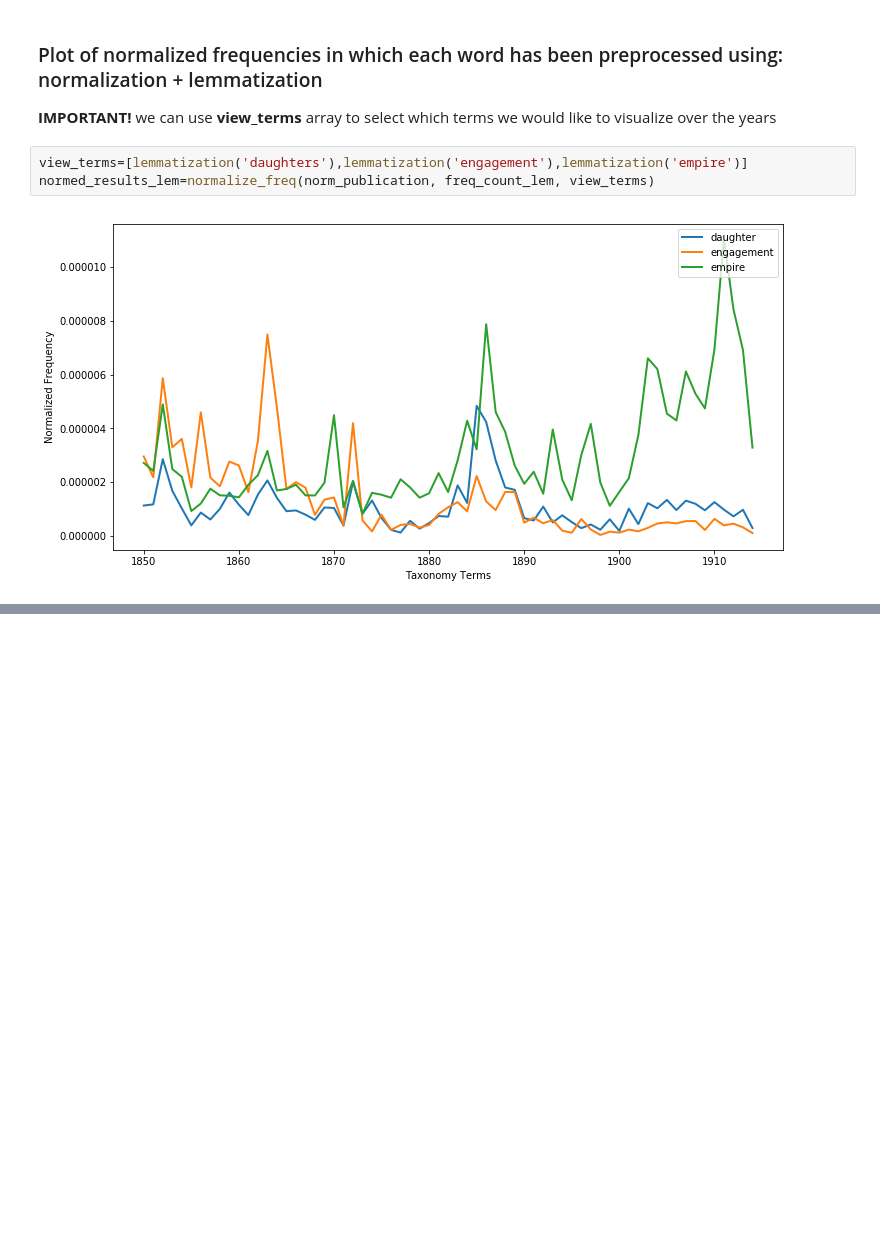
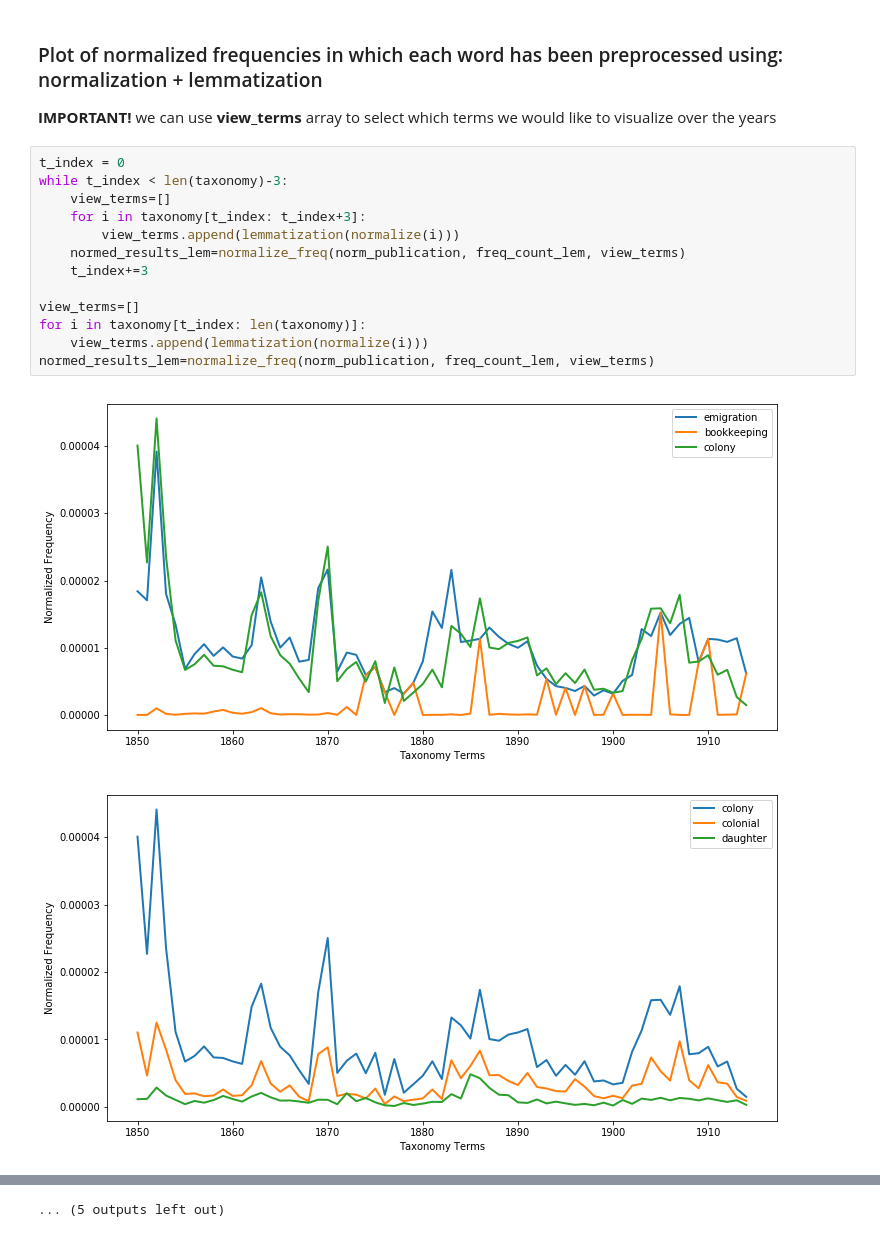
Before and after one commit to alan-turing-institute/defoe_visualization, a Jupyter notebook: Female_Emigration/TDA/Visualization_Frequency_Taxonomy_Ngrams_TDA.ipynb, the cells around one changed output, grey strips where cells are left out. Drawn from its saved outputs; the diff is of its cells as text; blank space fills up the shorter version.

```diff
--- a/Female_Emigration/TDA/Visualization_Frequency_Taxonomy_Ngrams_TDA.ipynb
+++ b/Female_Emigration/TDA/Visualization_Frequency_Taxonomy_Ngrams_TDA.ipynb
@@ -116,8 +153,19 @@ We count the total number of words per year, and then count total instances of e
 ### Plot of normalized frequencies in which each word has been preprocessed using: normalization + lemmatization
 
 **IMPORTANT!** we can use **view_terms** array to select which terms we would like to visualize over the years
-# %%
-view_terms=[lemmatization('daughters'),lemmatization('engagement'),lemmatization('empire')]
-normed_results_lem=normalize_freq(norm_publication, freq_count_lem, view_terms)
-# %% [output]
-[figure, removed]
+# %%
+t_index = 0
+while t_index < len(taxonomy)-3:
+    view_terms=[]
+    for i in taxonomy[t_index: t_index+3]:
+        view_terms.append(lemmatization(normalize(i)))
+    normed_results_lem=normalize_freq(norm_publication, freq_count_lem, view_terms)
+    t_index+=3
+
+view_terms=[]
+for i in taxonomy[t_index: len(taxonomy)]:
+    view_terms.append(lemmatization(normalize(i)))
+normed_results_lem=normalize_freq(norm_publication, freq_count_lem, view_terms)
+# %% [output]
+[figure, added]
+[figure, added]
@@ -123,0 +182 @@ normed_results_lem=normalize_freq(norm_publication, freq_count_lem, view_terms)
+... (5 outputs left out)
```
Also changed, not shown: parts of 6 cells of this notebook.
